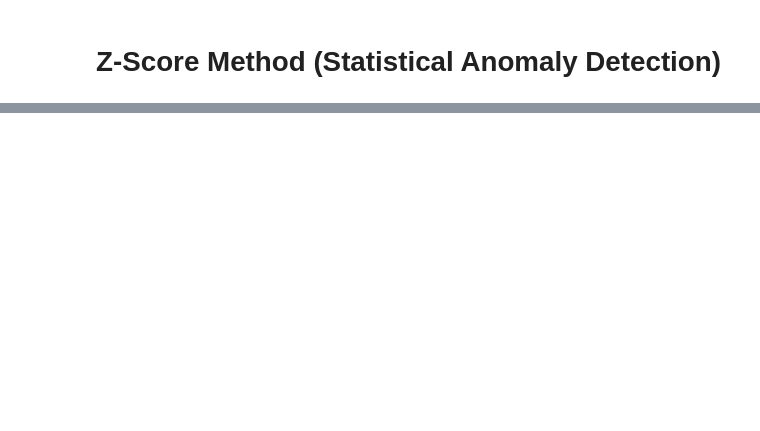
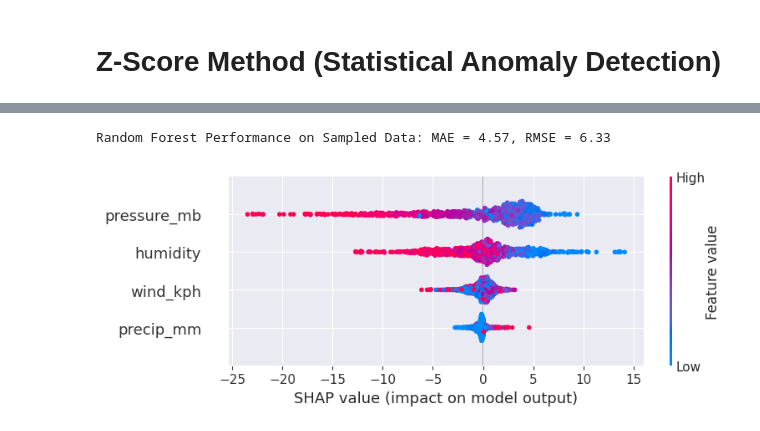
Before and after one commit to MbeleckBerle/pm-data-science, a Jupyter notebook: pm.ipynb, the cells around one changed output, grey strips where cells are left out. Drawn from its saved outputs; the diff is of its cells as text; code cells hidden in the pictures; blank space fills up the shorter version.

```diff
--- a/pm.ipynb
+++ b/pm.ipynb
@@ -422,0 +442,40 @@ Total anomalies detected using Autoencoder: 1174
+# %%
+
+# Sample a subset of the data (e.g., 5000 rows)
+df_sample = df_cleaned.sample(n=5000, random_state=42)
+
+# Define features and target
+X_sample = df_sample[["precip_mm", "humidity", "wind_kph", "pressure_mb"]]
+y_sample = df_sample["temperature_celsius"]
+
+# Split into training and testing sets
+train_size = int(len(X_sample) * 0.8)
+X_train_sample, X_test_sample = X_sample[:train_size], X_sample[train_size:]
+y_train_sample, y_test_sample = y_sample[:train_size], y_sample[train_size:]
+
+# Train RandomForest model
+rf_model_sample = RandomForestRegressor(n_estimators=100, random_state=42)
+rf_model_sample.fit(X_train_sample, y_train_sample)
+
+# Predict on test set
+y_pred_sample = rf_model_sample.predict(X_test_sample)
+
+# Evaluate performance
+mae_sample = mean_absolute_error(y_test_sample, y_pred_sample)
+rmse_sample = np.sqrt(mean_squared_error(y_test_sample, y_pred_sample))
+
+print(f"Random Forest Performance on Sampled Data: MAE = {mae_sample:.2f}, RMSE = {rmse_sample:.2f}")
+# %% [output]
+Random Forest Performance on Sampled Data: MAE = 4.57, RMSE = 6.33
+# %%
+# Create SHAP explainer
+explainer_sample = shap.TreeExplainer(rf_model_sample)
+
+# Compute SHAP values only on a small test set (e.g., 1000 samples)
+X_test_small = X_test_sample.sample(n=1000, random_state=42)
+shap_values_sample = explainer_sample.shap_values(X_test_small)
+
+# Summary plot of feature importance
+shap.summary_plot(shap_values_sample, X_test_small)
+# %% [output]
+[figure, added]
```
Also changed, not shown: parts of 14 cells of this notebook, 1 other file.
